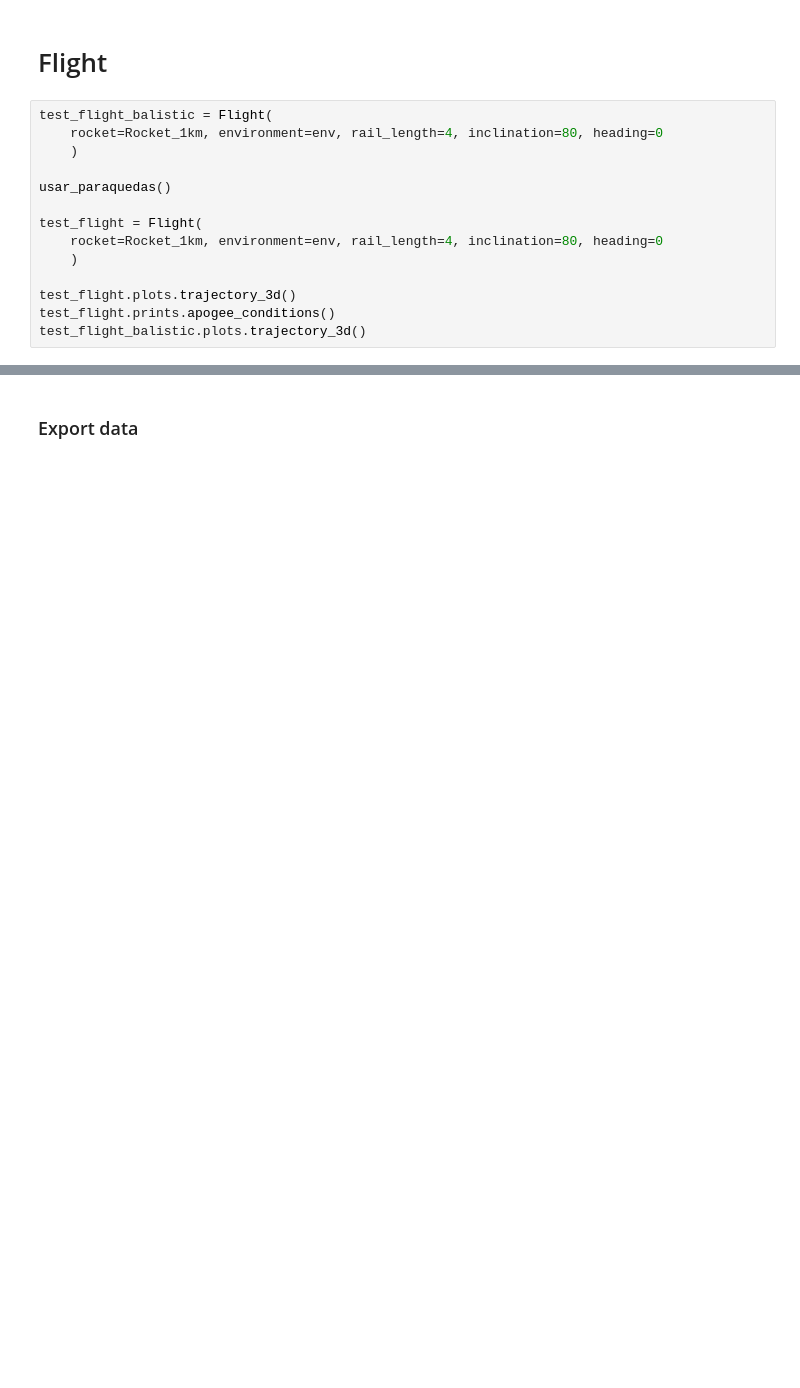
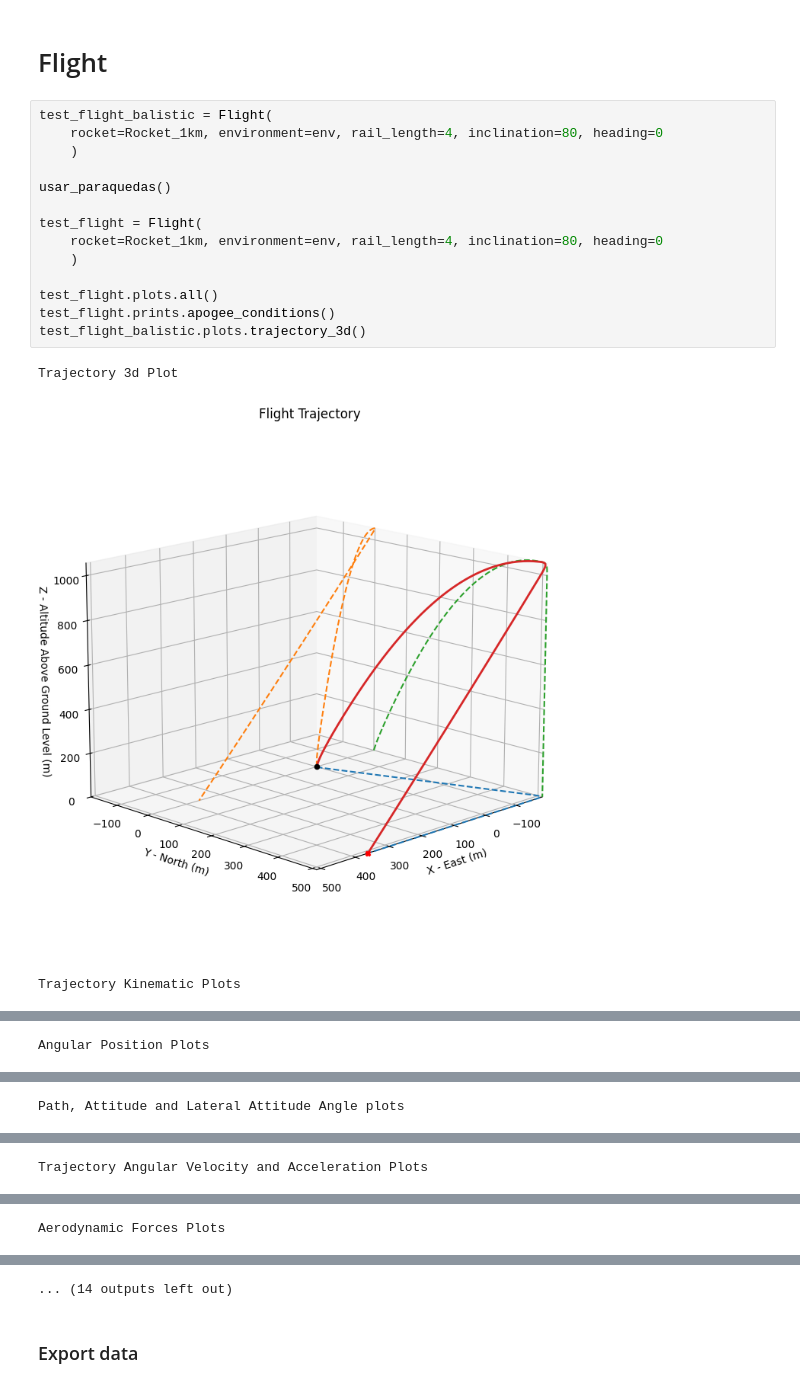
Before and after one commit to mesgus/Team-ITA-First-Steps---Mission-RDS1-Mk.2---31---Computational-analysis, a Jupyter notebook: RocketPY_1km.ipynb, the cells around one changed output, grey strips where cells are left out. Saved outputs shown, nothing was run; the diff lists cells and outputs as text; blank space fills up the shorter version.

```diff
--- a/RocketPY_1km.ipynb
+++ b/RocketPY_1km.ipynb
@@ -115,14 +183,18 @@ Rocket_1km.draw()
 # %%
 test_flight_balistic = Flight(
     rocket=Rocket_1km, environment=env, rail_length=4, inclination=80, heading=0
     )
 
 usar_paraquedas()
 
 test_flight = Flight(
     rocket=Rocket_1km, environment=env, rail_length=4, inclination=80, heading=0
     )
 
-test_flight.plots.trajectory_3d()
+test_flight.plots.all()
 test_flight.prints.apogee_conditions()
 test_flight_balistic.plots.trajectory_3d()
+# %% [output]
+Trajectory 3d Plot
+[figure, added]
+Trajectory Kinematic Plots
@@ -128,0 +202 @@ test_flight_balistic.plots.trajectory_3d()
+Angular Position Plots
@@ -128,0 +204 @@ test_flight_balistic.plots.trajectory_3d()
+Path, Attitude and Lateral Attitude Angle plots
@@ -128,0 +206 @@ test_flight_balistic.plots.trajectory_3d()
+Trajectory Angular Velocity and Acceleration Plots
@@ -128,0 +208 @@ test_flight_balistic.plots.trajectory_3d()
+Aerodynamic Forces Plots
@@ -129,3 +210,4 @@ test_flight_balistic.plots.trajectory_3d()
+... (14 outputs left out)
 # %% [markdown]
 ### Export data
 # %%
```
Also changed, not shown: parts of 9 cells of this notebook, 1 other file.
